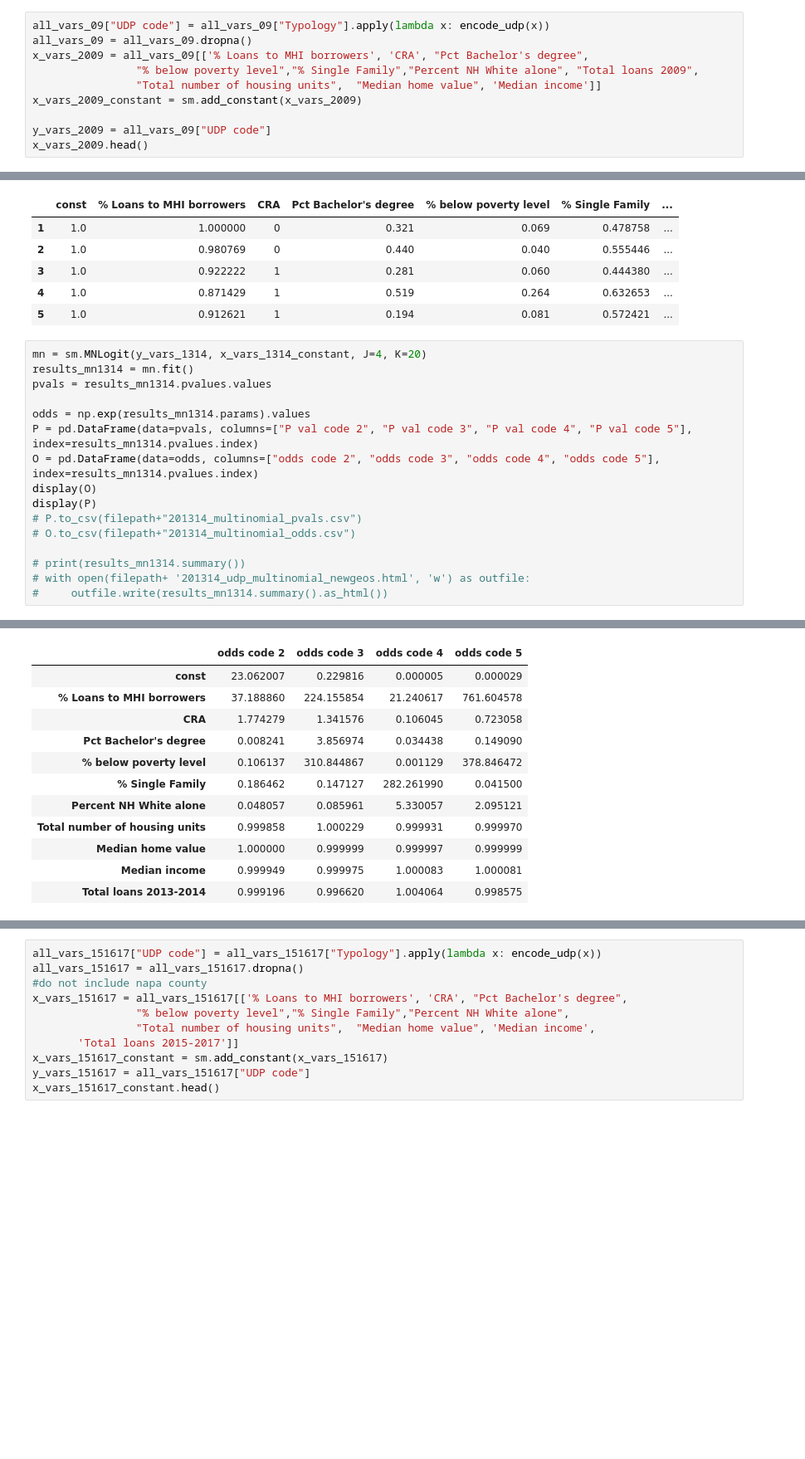
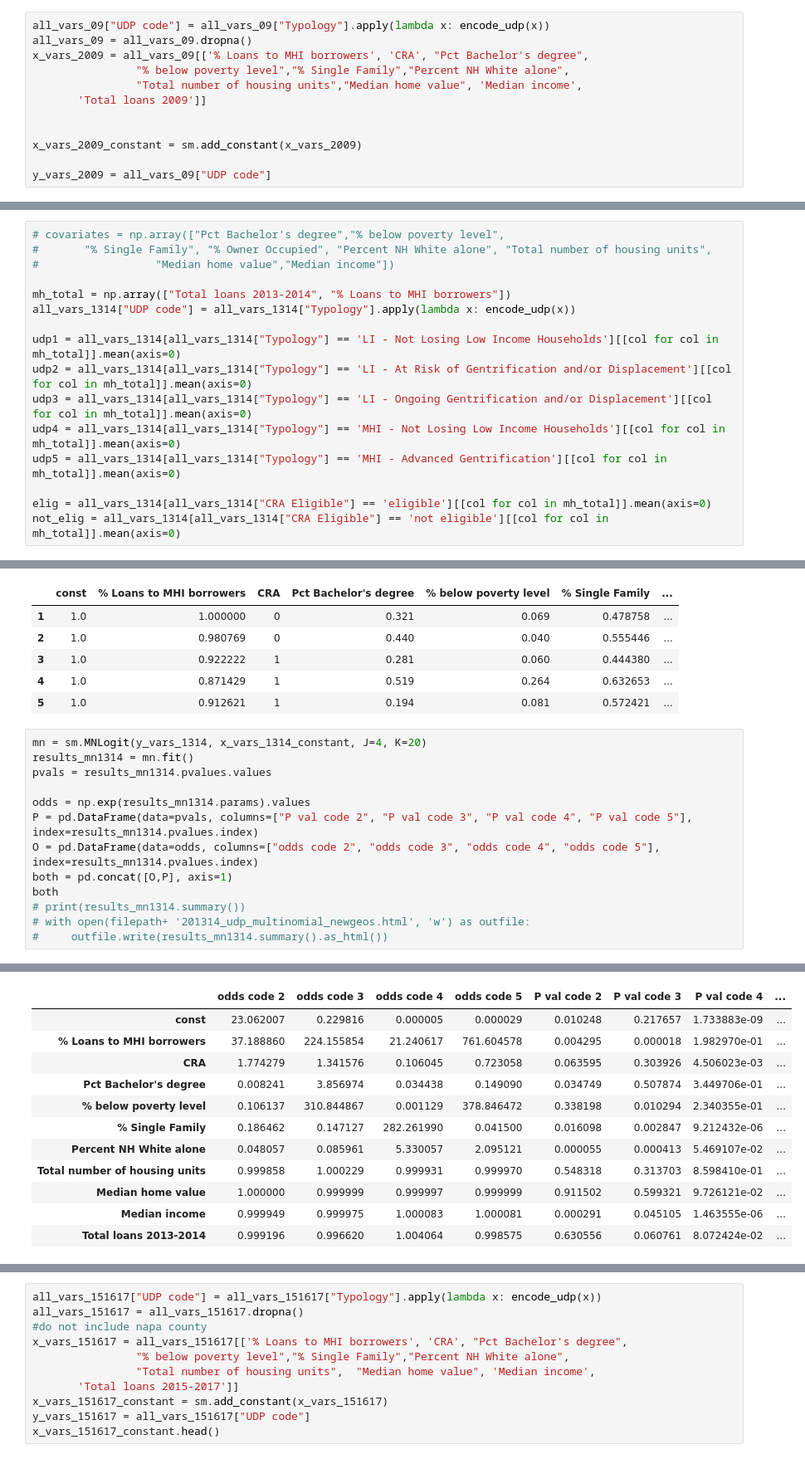
Before and after one commit to abaum1/communityreinvestmentact, a Jupyter notebook: scripts/UDP Multinomial Logistic Regression models.ipynb, the cells around one changed output, grey strips where cells are left out. Shown at 83% size. Saved outputs shown, nothing was run; the diff lists cells and outputs as text; blank space fills up the shorter version.

```diff
--- a/scripts/UDP Multinomial Logistic Regression models.ipynb
+++ b/scripts/UDP Multinomial Logistic Regression models.ipynb
@@ -41,9 +41,11 @@ def encode_udp(row):
 all_vars_09["UDP code"] = all_vars_09["Typology"].apply(lambda x: encode_udp(x))
 all_vars_09 = all_vars_09.dropna()
 x_vars_2009 = all_vars_09[['% Loans to MHI borrowers', 'CRA', "Pct Bachelor's degree",
-                "% below poverty level","% Single Family","Percent NH White alone", "Total loans 2009",
-                "Total number of housing units",  "Median home value", 'Median income']]
+                "% below poverty level","% Single Family","Percent NH White alone",
+                "Total number of housing units","Median home value", 'Median income',
+       'Total loans 2009']]
+
+
 x_vars_2009_constant = sm.add_constant(x_vars_2009)
 
 y_vars_2009 = all_vars_09["UDP code"]
-x_vars_2009.head()
@@ -99,0 +166,16 @@ Optimization terminated successfully.
+# %%
+# covariates = np.array(["Pct Bachelor's degree","% below poverty level",
+#       "% Single Family", "% Owner Occupied", "Percent NH White alone", "Total number of housing units",
+#                  "Median home value","Median income"])
+
+mh_total = np.array(["Total loans 2013-2014", "% Loans to MHI borrowers"])
+all_vars_1314["UDP code"] = all_vars_1314["Typology"].apply(lambda x: encode_udp(x))
+
+udp1 = all_vars_1314[all_vars_1314["Typology"] == 'LI - Not Losing Low Income Households'][[col for col in mh_total]].mean(axis=0)
+udp2 = all_vars_1314[all_vars_1314["Typology"] == 'LI - At Risk of Gentrification and/or Displacement'][[col for col in mh_total]].mean(axis=0)
+udp3 = all_vars_1314[all_vars_1314["Typology"] == 'LI - Ongoing Gentrification and/or Displacement'][[col for col in mh_total]].mean(axis=0)
+udp4 = all_vars_1314[all_vars_1314["Typology"] == 'MHI - Not Losing Low Income Households'][[col for col in mh_total]].mean(axis=0)
+udp5 = all_vars_1314[all_vars_1314["Typology"] == 'MHI - Advanced Gentrification'][[col for col in mh_total]].mean(axis=0)
+
+elig = all_vars_1314[all_vars_1314["CRA Eligible"] == 'eligible'][[col for col in mh_total]].mean(axis=0)
+not_elig = all_vars_1314[all_vars_1314["CRA Eligible"] == 'not eligible'][[col for col in mh_total]].mean(axis=0)
@@ -119,32 +236,29 @@ x_vars_1314_constant.head()
 # %%
 mn = sm.MNLogit(y_vars_1314, x_vars_1314_constant, J=4, K=20)
 results_mn1314 = mn.fit()
 pvals = results_mn1314.pvalues.values
 
 odds = np.exp(results_mn1314.params).values
 P = pd.DataFrame(data=pvals, columns=["P val code 2", "P val code 3", "P val code 4", "P val code 5"], index=results_mn1314.pvalues.index)
 O = pd.DataFrame(data=odds, columns=["odds code 2", "odds code 3", "odds code 4", "odds code 5"], index=results_mn1314.pvalues.index)
-display(O)
-display(P)
-# P.to_csv(filepath+"201314_multinomial_pvals.csv")
-# O.to_csv(filepath+"201314_multinomial_odds.csv")
-
+both = pd.concat([O,P], axis=1)
+both
 # print(results_mn1314.summary())
 # with open(filepath+ '201314_udp_multinomial_newgeos.html', 'w') as outfile:
 #     outfile.write(results_mn1314.summary().as_html())
 # %% [output]
 Optimization terminated successfully.
          Current function value: 1.037096
          Iterations 9
-|  | odds code 2 | odds code 3 | odds code 4 | odds code 5 |
-| const | 23.062007 | 0.229816 | 0.000005 | 0.000029 |
-| % Loans to MHI borrowers | 37.188860 | 224.155854 | 21.240617 | 761.604578 |
-| CRA | 1.774279 | 1.341576 | 0.106045 | 0.723058 |
-| Pct Bachelor's degree | 0.008241 | 3.856974 | 0.034438 | 0.149090 |
-| % below poverty level | 0.106137 | 310.844867 | 0.001129 | 378.846472 |
-| % Single Family | 0.186462 | 0.147127 | 282.261990 | 0.041500 |
-| Percent NH White alone | 0.048057 | 0.085961 | 5.330057 | 2.095121 |
-| Total number of housing units | 0.999858 | 1.000229 | 0.999931 | 0.999970 |
-| Median home value | 1.000000 | 0.999999 | 0.999997 | 0.999999 |
-| Median income | 0.999949 | 0.999975 | 1.000083 | 1.000081 |
-| Total loans 2013-2014 | 0.999196 | 0.996620 | 1.004064 | 0.998575 |
+|  | odds code 2 | odds code 3 | odds code 4 | odds code 5 | P val code 2 | P val code 3 | P val code 4 | ... |
+| const | 23.062007 | 0.229816 | 0.000005 | 0.000029 | 0.010248 | 0.217657 | 1.733883e-09 | ... |
+| % Loans to MHI borrowers | 37.188860 | 224.155854 | 21.240617 | 761.604578 | 0.004295 | 0.000018 | 1.982970e-01 | ... |
+| CRA | 1.774279 | 1.341576 | 0.106045 | 0.723058 | 0.063595 | 0.303926 | 4.506023e-03 | ... |
+| Pct Bachelor's degree | 0.008241 | 3.856974 | 0.034438 | 0.149090 | 0.034749 | 0.507874 | 3.449706e-01 | ... |
+| % below poverty level | 0.106137 | 310.844867 | 0.001129 | 378.846472 | 0.338198 | 0.010294 | 2.340355e-01 | ... |
+| % Single Family | 0.186462 | 0.147127 | 282.261990 | 0.041500 | 0.016098 | 0.002847 | 9.212432e-06 | ... |
+| Percent NH White alone | 0.048057 | 0.085961 | 5.330057 | 2.095121 | 0.000055 | 0.000413 | 5.469107e-02 | ... |
+| Total number of housing units | 0.999858 | 1.000229 | 0.999931 | 0.999970 | 0.548318 | 0.313703 | 8.598410e-01 | ... |
+| Median home value | 1.000000 | 0.999999 | 0.999997 | 0.999999 | 0.911502 | 0.599321 | 9.726121e-02 | ... |
+| Median income | 0.999949 | 0.999975 | 1.000083 | 1.000081 | 0.000291 | 0.045105 | 1.463555e-06 | ... |
+| Total loans 2013-2014 | 0.999196 | 0.996620 | 1.004064 | 0.998575 | 0.630556 | 0.060761 | 8.072424e-02 | ... |
```
Also changed, not shown: parts of 19 cells of this notebook.
